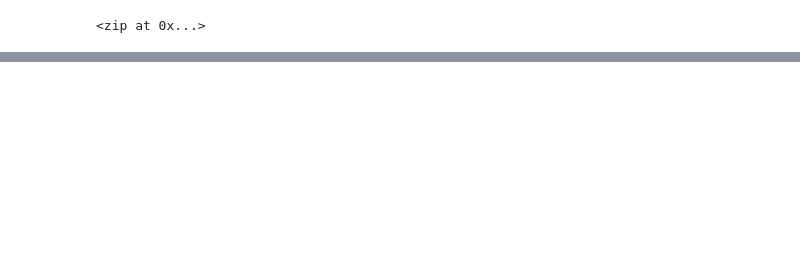
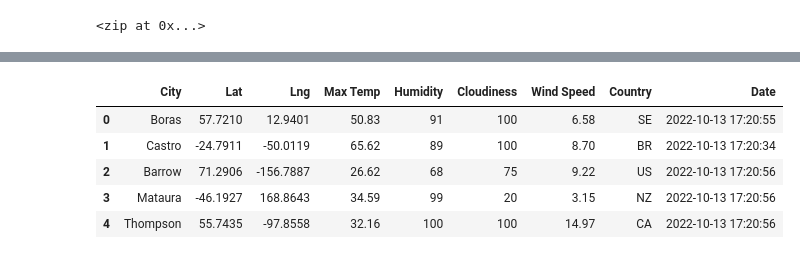
Before and after one commit to joepeck28/World_Weather_Analysis, a Jupyter notebook: WeatherPy.ipynb, the cells around one changed output, grey strips where cells are left out. Cells and saved outputs as stored; diff of their text form; code cells hidden in the pictures; blank space fills up the shorter version.

```diff
--- a/WeatherPy.ipynb
+++ b/WeatherPy.ipynb
@@ -32,0 +33,7 @@ len(cities)
+# %%
+# Import the requests library.
+import requests
+
+# Import the API key.
+from config import weather_api_key
+url = "http://api.openweathermap.org/data/2.5/weather?units=Imperial&APPID=" + weather_api_key
@@ -32,0 +123,10 @@ len(cities)
+# %%
+city_data_df = pd.DataFrame(city_data)
+city_data_df.head()
+# %% [output]
+|  | City | Lat | Lng | Max Temp | Humidity | Cloudiness | Wind Speed | Country | Date |
+| 0 | Boras | 57.7210 | 12.9401 | 50.83 | 91 | 100 | 6.58 | SE | 2022-10-13 17:20:55 |
+| 1 | Castro | -24.7911 | -50.0119 | 65.62 | 89 | 100 | 8.70 | BR | 2022-10-13 17:20:34 |
+| 2 | Barrow | 71.2906 | -156.7887 | 26.62 | 68 | 75 | 9.22 | US | 2022-10-13 17:20:56 |
+| 3 | Mataura | -46.1927 | 168.8643 | 34.59 | 99 | 20 | 3.15 | NZ | 2022-10-13 17:20:56 |
+| 4 | Thompson | 55.7435 | -97.8558 | 32.16 | 100 | 100 | 14.97 | CA | 2022-10-13 17:20:56 |
```
Also changed, not shown: parts of 5 cells of this notebook, 3 other files.
